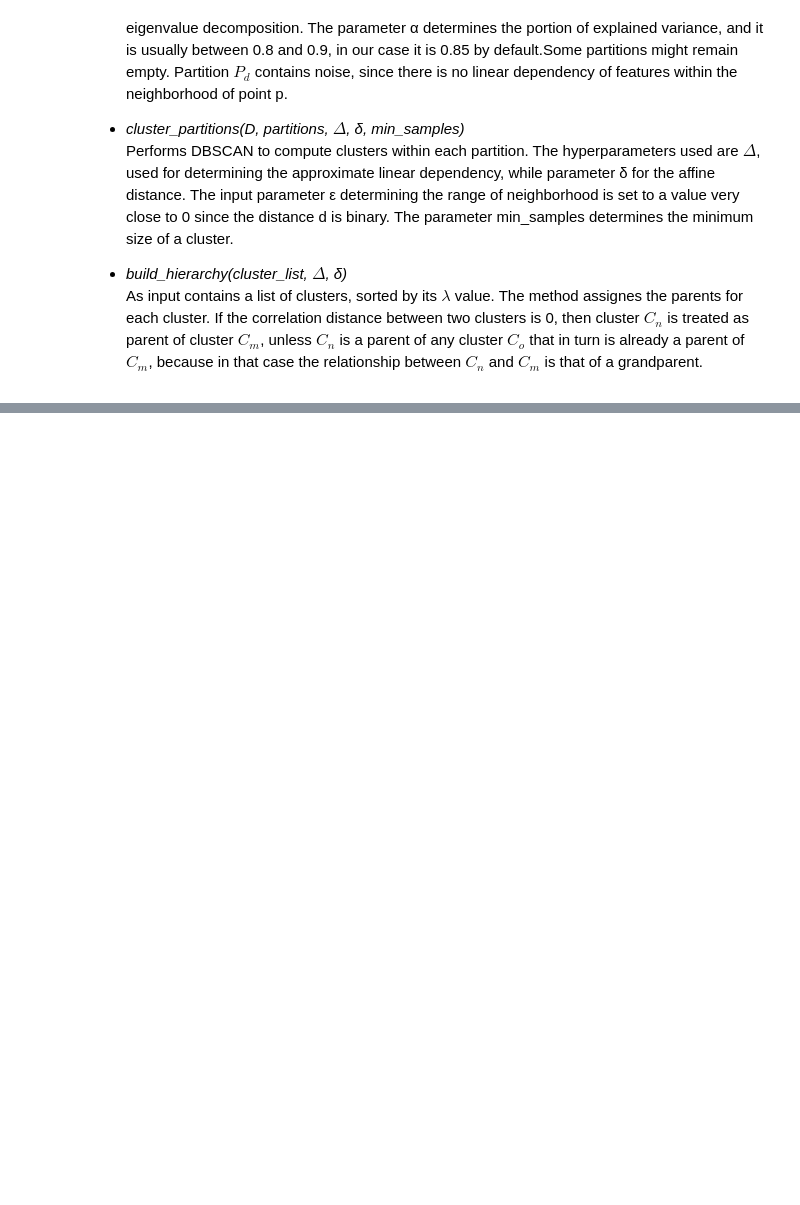
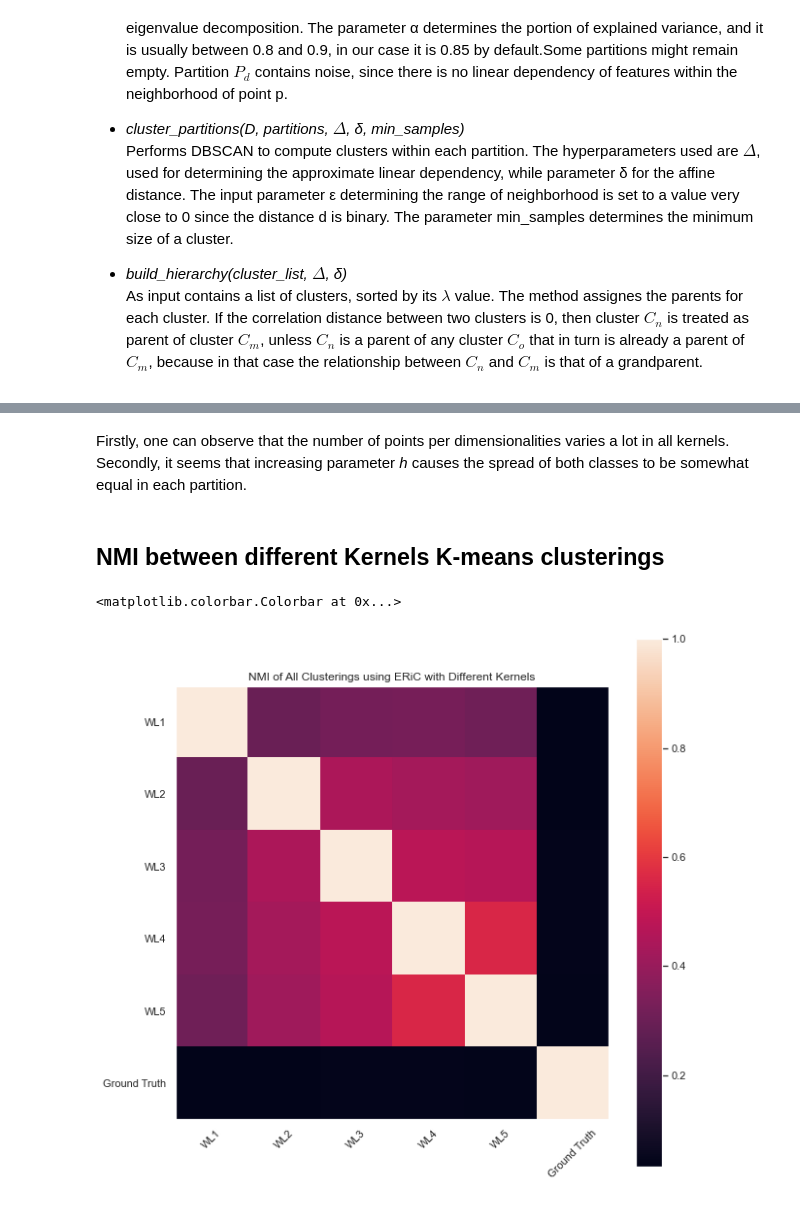
Before and after one commit to mozzafiato/DataMiningAssignment, a Jupyter notebook: ERiC/EDA_ERiC.ipynb, the cells around one changed output, grey strips where cells are left out. Saved outputs shown, nothing was run; the diff lists cells and outputs as text; code cells hidden in the pictures; blank space fills up the shorter version.

```diff
--- a/ERiC/EDA_ERiC.ipynb
+++ b/ERiC/EDA_ERiC.ipynb
@@ -178,11 +198,13 @@ for i, kernel in enumerate(kernels):
     axs[0].set_title("Class 1 count per dimensionality")
     axs[0].set_xlabel("dimensionality $\lambda$")
     axs[0].set_ylabel("Label presence ")
+    axs[0].set_ylim([0, 300])
 
     axs[1].bar(lambdas[0:-1], class_2_list, color="blue")
     axs[1].set_title("Class 2 count per dimensionality")
     axs[1].set_xlabel("dimensionality $\lambda$")
     axs[1].set_ylabel("Label presence ")
+    axs[1].set_ylim([0, 300])
 
     plt.show()
 # %% [output]
@@ -201,0 +221,45 @@ wl5
+# %% [markdown]
+Firstly, one can observe that the number of points per dimensionalities varies a lot in all kernels. Secondly, it seems that increasing parameter *h* causes the spread of both classes to be somewhat equal in each partition.
+# %% [markdown]
+## NMI between different Kernels K-means clusterings
+# %%
+from sklearn.metrics import normalized_mutual_info_score
+
+all_labels = []
+for i, kernel in enumerate(kernels):
+    # average size per dimension
+    cluster_info = pickle.load(open(os.path.join(pickle_path, f'cluster_info_{i+1}_500_0.85_0.5_1_2.p'), 'rb'))
+    c_keys = [c for c in cluster_info.keys()]
+
+    cluster_size = [len(cluster_info[i]["points"]) for i in cluster_info.keys()]
+    labels = []
+    indices = []
+    for i, value in enumerate(cluster_size):
+        labels.extend(np.repeat(i, value))
+        indices.extend(cluster_info[i+1]["points"])
+        sort_inx = np.argsort(indices)
+        labels = [labels[i] for i in sort_inx]
+
+    all_labels.append(labels)
+
+# add ground truth
+true_labels = np.zeros(len(all_labels[0]))
+true_labels[499:] = 1
+all_labels.append(true_labels)
+
+results = np.zeros((len(kernels)+1,len(kernels)+1))
+for i in range(len(results[0])):
+    for j in range(len(results[0])):
+        results[i,j] = normalized_mutual_info_score(all_labels[i],all_labels[j])
+# %%
+plt.figure(figsize=(10,10))
+
+plt.xticks(range(len(kernels)+1),["WL1","WL2","WL3","WL4","WL5","Ground Truth"], rotation = 45)
+plt.yticks(range(len(kernels)+1),["WL1","WL2","WL3","WL4","WL5","Ground Truth"])
+plt.title("NMI of All Clusterings using ERiC with Different Kernels")
+plt.rcParams['axes.grid'] = False
+plt.imshow(results)
+plt.colorbar()
+# %% [output]
+<matplotlib.colorbar.Colorbar at 0x...>
+[figure, added]
```
Also changed, not shown: parts of 31 cells of this notebook.
